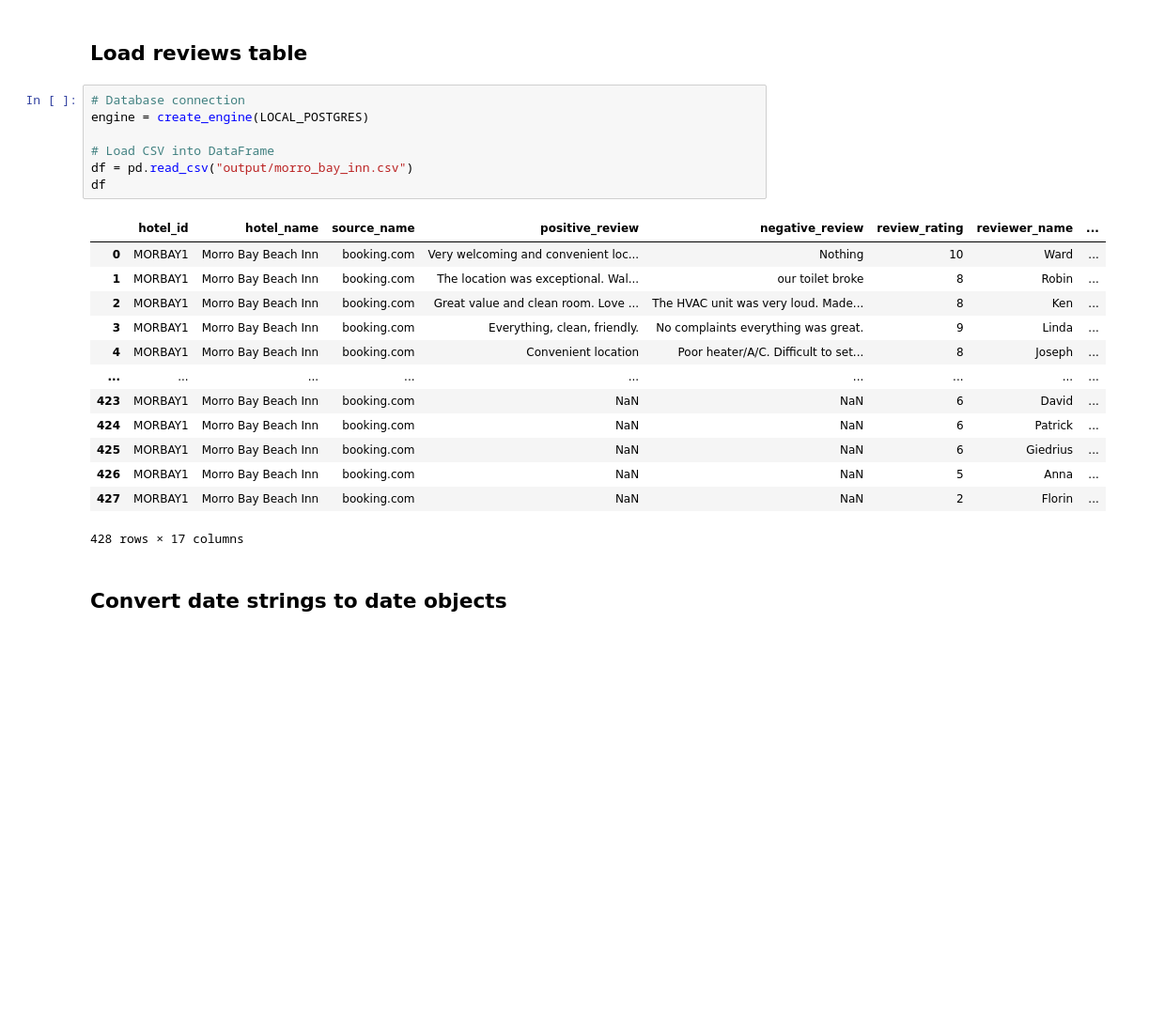
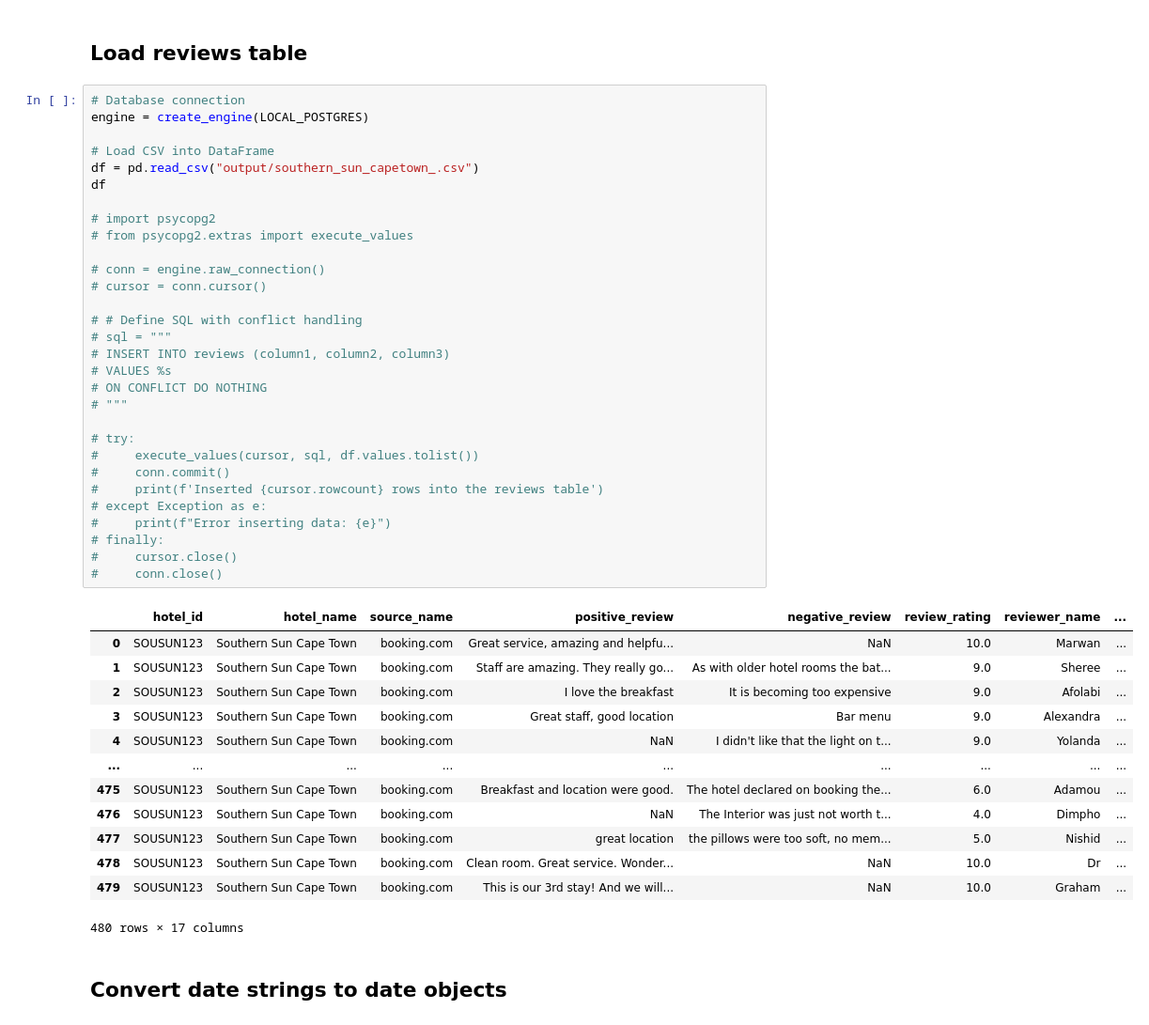
Before and after one commit to Gareth1995/review-webscraper, a Jupyter notebook: csv_to_postgres.ipynb, the cells around one changed output. Shown: that part at 94% size. Saved outputs shown, nothing was run; the diff lists cells and outputs as text; blank space fills up the shorter version.

Commit message:
added southern sun cape town data to database

```diff
--- a/csv_to_postgres.ipynb
+++ b/csv_to_postgres.ipynb
@@ -18,26 +16,49 @@ sk-proj-XJ4pfgJUR6VY70XfNGlY-QJo9ZHpLwOVmxPZNIb_VplAuHnctKfARY2AivRdS8a4iqQRooFj
 # %% [markdown]
 ## Load reviews table
-# %%
-# Database connection
-engine = create_engine(LOCAL_POSTGRES)
-
-# Load CSV into DataFrame
-df = pd.read_csv("output/morro_bay_inn.csv")
-df
-# %% [output]
-|  | hotel_id | hotel_name | source_name | positive_review | negative_review | review_rating | reviewer_name | ... |
-| 0 | MORBAY1 | Morro Bay Beach Inn | booking.com | Very welcoming and convenient loc... | Nothing | 10 | Ward | ... |
-| 1 | MORBAY1 | Morro Bay Beach Inn | booking.com | The location was exceptional. Wal... | our toilet broke | 8 | Robin | ... |
-| 2 | MORBAY1 | Morro Bay Beach Inn | booking.com | Great value and clean room. Love ... | The HVAC unit was very loud. Made... | 8 | Ken | ... |
-| 3 | MORBAY1 | Morro Bay Beach Inn | booking.com | Everything, clean, friendly. | No complaints everything was great. | 9 | Linda | ... |
-| 4 | MORBAY1 | Morro Bay Beach Inn | booking.com | Convenient location | Poor heater/A/C. Difficult to set... | 8 | Joseph | ... |
-| ... | ... | ... | ... | ... | ... | ... | ... | ... |
-| 423 | MORBAY1 | Morro Bay Beach Inn | booking.com | NaN | NaN | 6 | David | ... |
-| 424 | MORBAY1 | Morro Bay Beach Inn | booking.com | NaN | NaN | 6 | Patrick | ... |
-| 425 | MORBAY1 | Morro Bay Beach Inn | booking.com | NaN | NaN | 6 | Giedrius | ... |
-| 426 | MORBAY1 | Morro Bay Beach Inn | booking.com | NaN | NaN | 5 | Anna | ... |
-| 427 | MORBAY1 | Morro Bay Beach Inn | booking.com | NaN | NaN | 2 | Florin | ... |
-428 rows × 17 columns
+# %%
+# Database connection
+engine = create_engine(LOCAL_POSTGRES)
+
+# Load CSV into DataFrame
+df = pd.read_csv("output/southern_sun_capetown_.csv")
+df
+
+# import psycopg2
+# from psycopg2.extras import execute_values
+
+# conn = engine.raw_connection()
+# cursor = conn.cursor()
+
+# # Define SQL with conflict handling
+# sql = """
+# INSERT INTO reviews (column1, column2, column3)
+# VALUES %s
+# ON CONFLICT DO NOTHING
+# """
+
+# try:
+#     execute_values(cursor, sql, df.values.tolist())
+#     conn.commit()
+#     print(f'Inserted {cursor.rowcount} rows into the reviews table')
+# except Exception as e:
+#     print(f"Error inserting data: {e}")
+# finally:
+#     cursor.close()
+#     conn.close()
+# %% [output]
+|  | hotel_id | hotel_name | source_name | positive_review | negative_review | review_rating | reviewer_name | ... |
+| 0 | SOUSUN123 | Southern Sun Cape Town | booking.com | Great service, amazing and helpfu... | NaN | 10.0 | Marwan | ... |
+| 1 | SOUSUN123 | Southern Sun Cape Town | booking.com | Staff are amazing. They really go... | As with older hotel rooms the bat... | 9.0 | Sheree | ... |
+| 2 | SOUSUN123 | Southern Sun Cape Town | booking.com | I love the breakfast | It is becoming too expensive | 9.0 | Afolabi | ... |
+| 3 | SOUSUN123 | Southern Sun Cape Town | booking.com | Great staff, good location | Bar menu | 9.0 | Alexandra | ... |
+| 4 | SOUSUN123 | Southern Sun Cape Town | booking.com | NaN | I didn't like that the light on t... | 9.0 | Yolanda | ... |
+| ... | ... | ... | ... | ... | ... | ... | ... | ... |
+| 475 | SOUSUN123 | Southern Sun Cape Town | booking.com | Breakfast and location were good. | The hotel declared on booking the... | 6.0 | Adamou | ... |
+| 476 | SOUSUN123 | Southern Sun Cape Town | booking.com | NaN | The Interior was just not worth t... | 4.0 | Dimpho | ... |
+| 477 | SOUSUN123 | Southern Sun Cape Town | booking.com | great location | the pillows were too soft, no mem... | 5.0 | Nishid | ... |
+| 478 | SOUSUN123 | Southern Sun Cape Town | booking.com | Clean room. Great service. Wonder... | NaN | 10.0 | Dr | ... |
+| 479 | SOUSUN123 | Southern Sun Cape Town | booking.com | This is our 3rd stay! And we will... | NaN | 10.0 | Graham | ... |
+480 rows × 17 columns
 # %% [markdown]
 ## Convert date strings to date objects
 # %%
```
Also changed, not shown: parts of 3 cells of this notebook, 1 other file.
